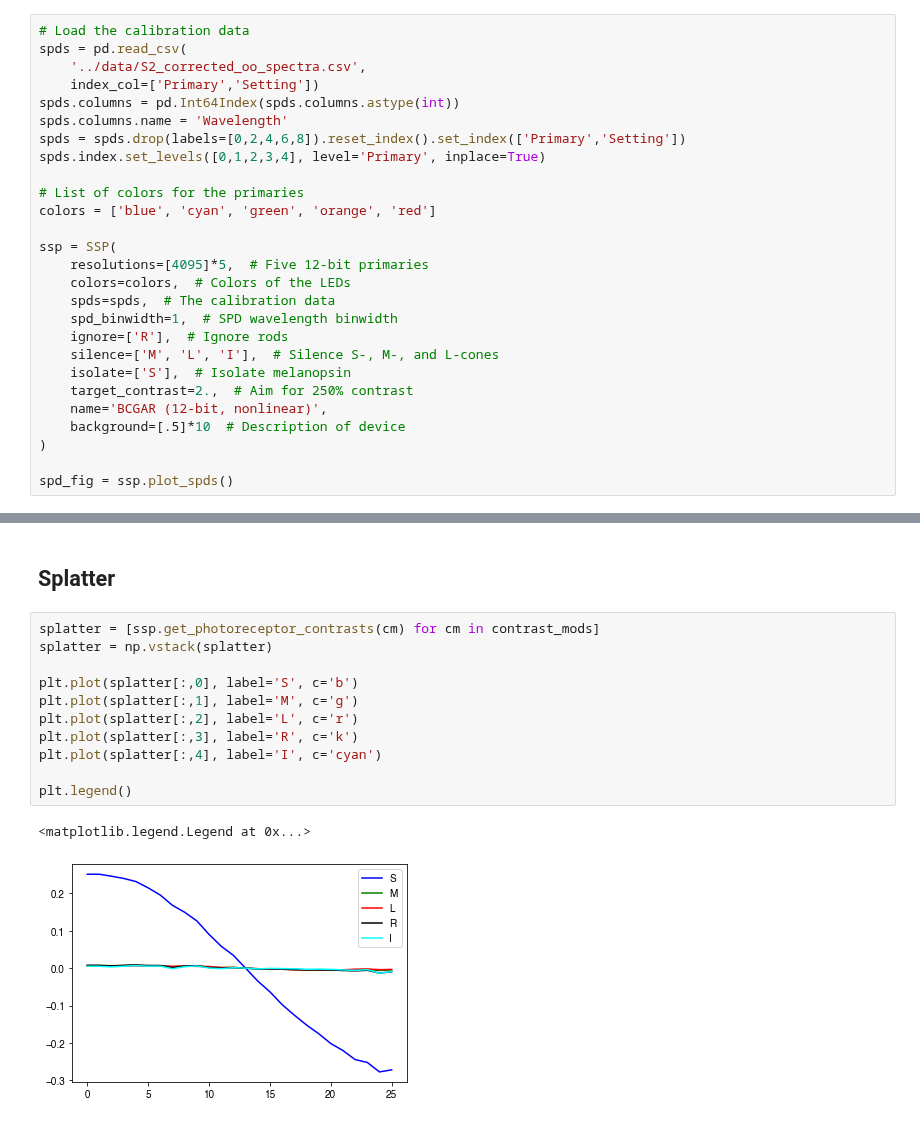
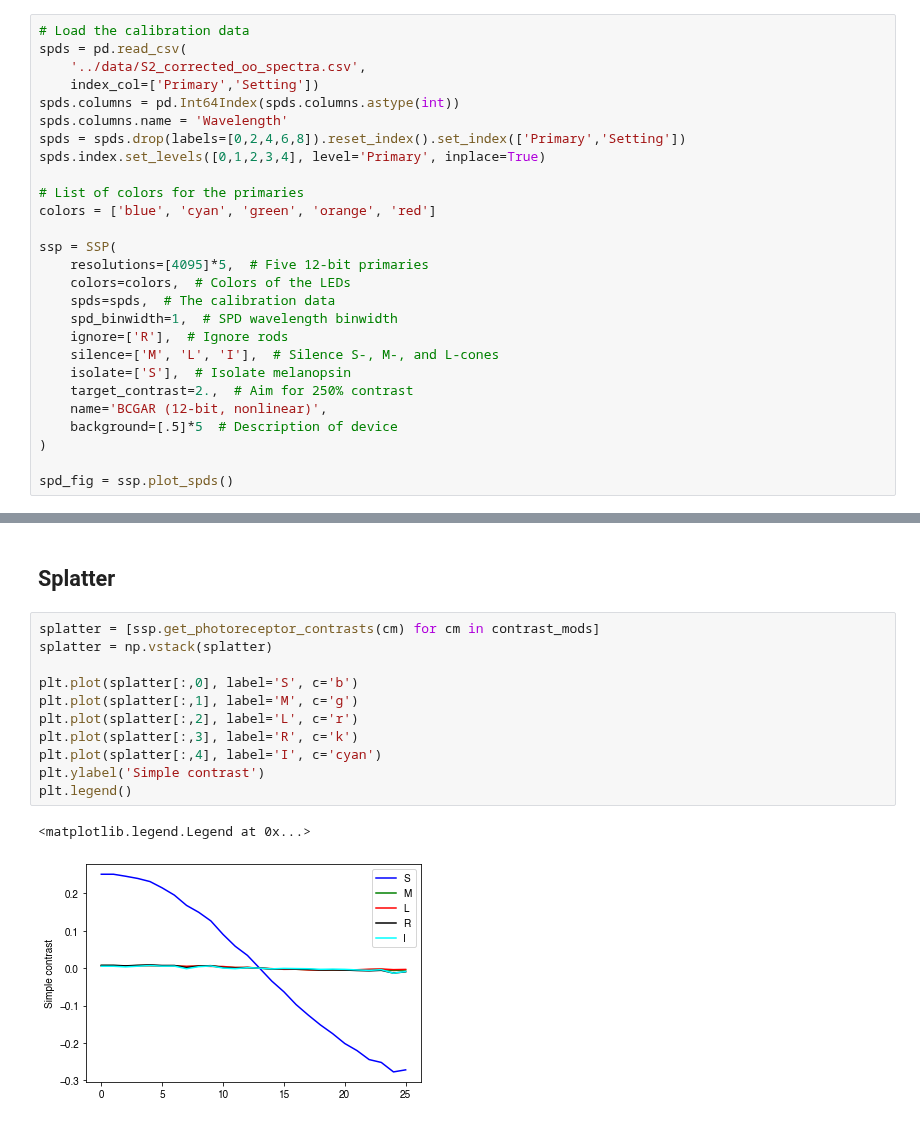
Before and after one commit to PySilentSubstitution/pysilsub, a Jupyter notebook: notebooks/nonlinear_linalg_contrast_example.ipynb, the cells around one changed output, grey strips where cells are left out. Drawn from its saved outputs; the diff is of its cells as text.

```diff
--- a/notebooks/nonlinear_linalg_contrast_example.ipynb
+++ b/notebooks/nonlinear_linalg_contrast_example.ipynb
@@ -45,7 +45,7 @@ ssp = SSP(
     isolate=['S'],  # Isolate melanopsin
     target_contrast=2.,  # Aim for 250% contrast
     name='BCGAR (12-bit, nonlinear)',
-    background=[.5]*10  # Description of device
+    background=[.5]*5  # Description of device
 )
 
 spd_fig = ssp.plot_spds()
@@ -148,14 +148,14 @@ Splatter
 # %%
 splatter = [ssp.get_photoreceptor_contrasts(cm) for cm in contrast_mods]
 splatter = np.vstack(splatter)
 
 plt.plot(splatter[:,0], label='S', c='b')
 plt.plot(splatter[:,1], label='M', c='g')
 plt.plot(splatter[:,2], label='L', c='r')
 plt.plot(splatter[:,3], label='R', c='k')
 plt.plot(splatter[:,4], label='I', c='cyan')
-
+plt.ylabel('Simple contrast')
 plt.legend()
 # %% [output]
 <matplotlib.legend.Legend at 0x...>
-[figure, old version]
+[figure, new version]
```
Also changed, not shown: parts of 6 cells of this notebook, 9 other files.
